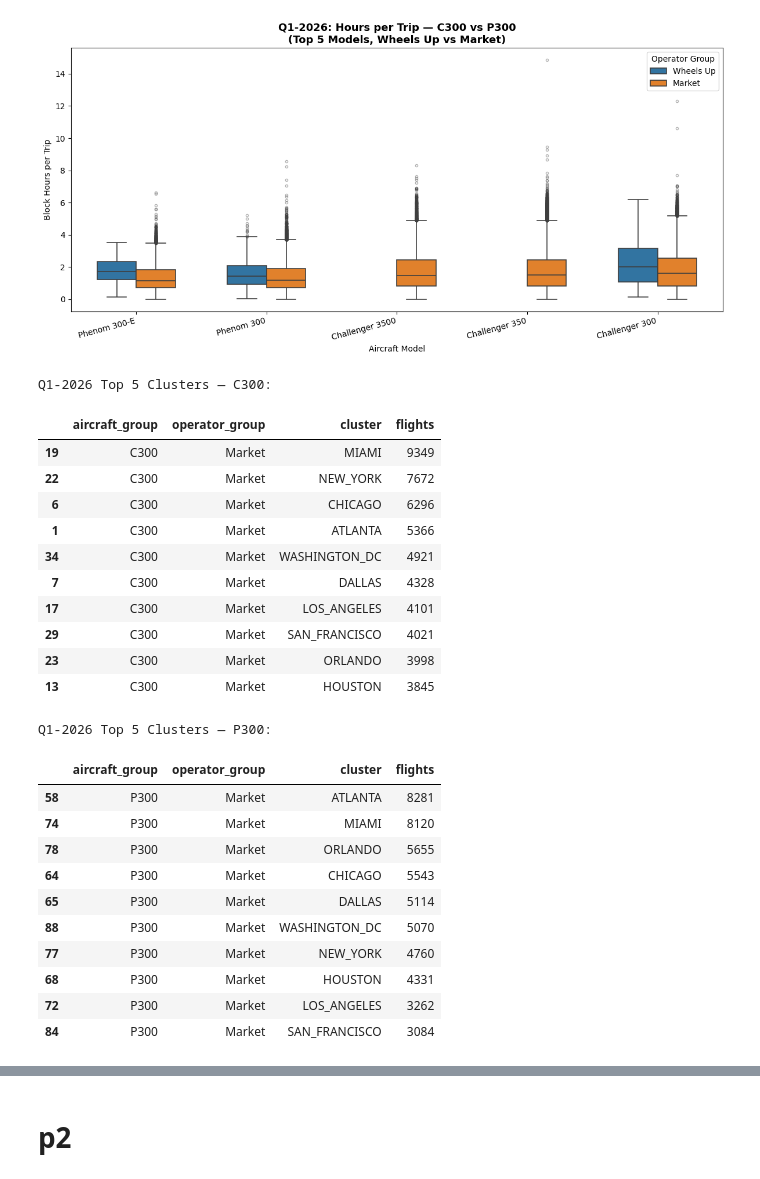
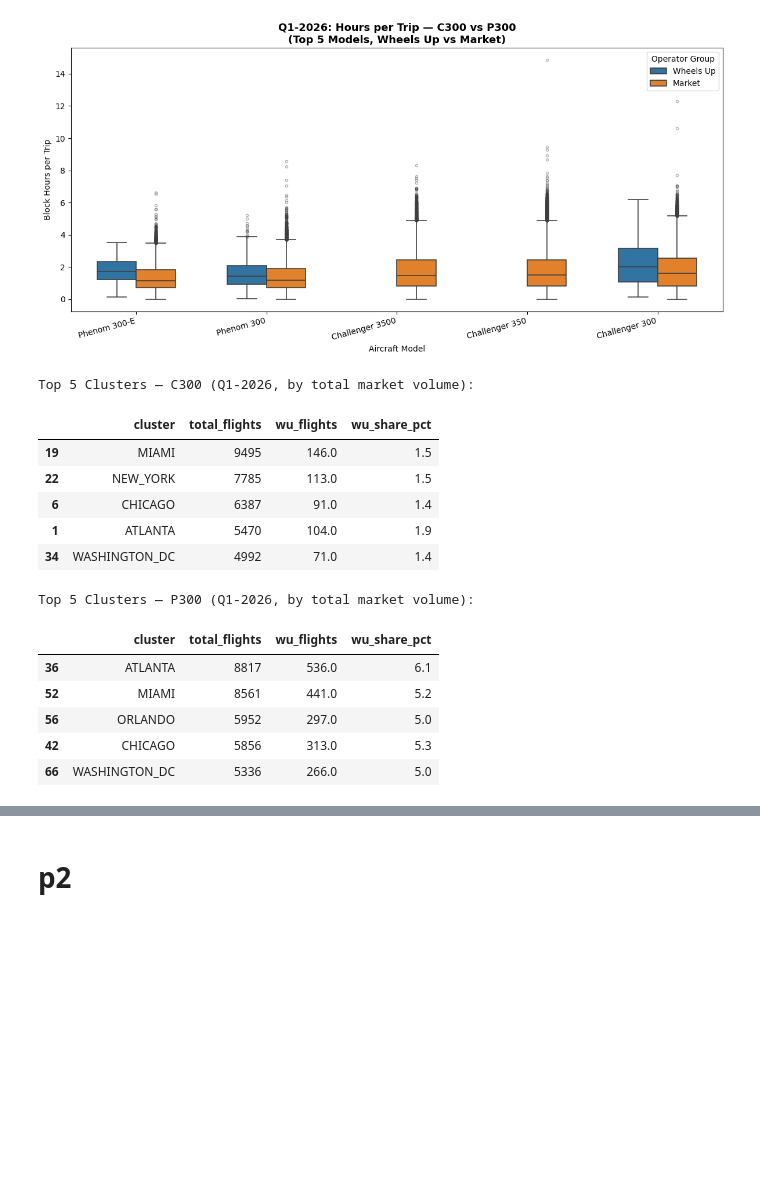
Before and after one commit to tausif-agntworksai/flight-pipeline, a Jupyter notebook: pricing/eda/vedant/WingXAnalysis_va_v3.ipynb, the cells around one changed output, grey strips where cells are left out. Cells and saved outputs as stored; diff of their text form; code cells hidden in the pictures; blank space fills up the shorter version.

```diff
--- a/pricing/eda/vedant/WingXAnalysis_va_v3.ipynb
+++ b/pricing/eda/vedant/WingXAnalysis_va_v3.ipynb
@@ -120,58 +120,50 @@ plt.show()
 # %%
 # Q1-2026 Cluster Analysis — load processed corridor file
 corr_2026 = pd.read_csv('gs://agntworks-data-dev/wheelsup/processed/wingx/wingx_corridor_2026.csv')
 
-#Filter to C300 + P300
+# Filter to C300 + P300 aircraft only
 mask_c300_c = corr_2026['aircraft_model'].str.contains('Challenger 300|Challenger 350|Challenger 3500', na=False)
 mask_p300_c = corr_2026['aircraft_model'].str.contains('Phenom 300', na=False)
 corr_q1 = corr_2026[mask_c300_c | mask_p300_c].copy()
 
 corr_q1['aircraft_group'] = np.where(mask_c300_c[corr_q1.index], 'C300', 'P300')
-corr_q1['operator_group'] = np.where(
-    corr_q1['Operator'].str.contains('Wheels Up', na=False), 'Wheels Up', 'Market'
-)
+corr_q1['is_wu']          = corr_q1['Operator'].str.contains('Wheels Up', na=False)
 
-# Split corridor into from/to cluster, then stack both as endpoints
+# Split corridor → from/to cluster, stack as endpoints
 corr_q1[['from_cluster', 'to_cluster']] = corr_q1['corridor'].str.split('→', expand=True)
+from_side  = corr_q1[['aircraft_group', 'is_wu', 'from_cluster', 'flights']].rename(columns={'from_cluster': 'cluster'})
+to_side    = corr_q1[['aircraft_group', 'is_wu', 'to_cluster',   'flights']].rename(columns={'to_cluster':   'cluster'})
+endpoint_df = pd.concat([from_side, to_side], ignore_index=True)
+endpoint_df['cluster'] = endpoint_df['cluster'].str.replace('_CLUSTER', '', regex=False).str.strip()
 
-from_side  = corr_q1[['aircraft_group', 'operator_group', 'from_cluster', 'flights']].rename(columns={'from_cluster': 'cluster'})
-to_side    = corr_q1[['aircraft_group', 'operator_group', 'to_cluster',   'flights']].rename(columns={'to_cluster':   'cluster'})
-cluster_df = pd.concat([from_side, to_side], ignore_index=True)
+# Total and WU flights per aircraft_group × cluster
+total_by_cluster = endpoint_df.groupby(['aircraft_group', 'cluster'])['flights'].sum().rename('total_flights')
+wu_by_cluster    = endpoint_df[endpoint_df['is_wu']].groupby(['aircraft_group', 'cluster'])['flights'].sum().rename('wu_flights')
 
-cluster_df['cluster'] = cluster_df['cluster'].str.replace('_CLUSTER', '', regex=False).str.strip()
+cluster_share = pd.concat([total_by_cluster, wu_by_cluster], axis=1).fillna(0).reset_index()
+cluster_share['wu_share_pct'] = (cluster_share['wu_flights'] / cluster_share['total_flights'] * 100).round(1)
 
-cluster_agg = (
-    cluster_df.groupby(['aircraft_group', 'operator_group', 'cluster'])['flights']
-    .sum().reset_index().sort_values('flights', ascending=False)
-)
+# Top 5 clusters by total market volume per aircraft group
+top5_c300 = cluster_share[cluster_share['aircraft_group'] == 'C300'].nlargest(5, 'total_flights')
+top5_p300 = cluster_share[cluster_share['aircraft_group'] == 'P300'].nlargest(5, 'total_flights')
 
-print('Q1-2026 Top 5 Clusters — C300:')
-display(cluster_agg[cluster_agg['aircraft_group'] == 'C300'].head(10))
-print('\nQ1-2026 Top 5 Clusters — P300:')
-display(cluster_agg[cluster_agg['aircraft_group'] == 'P300'].head(10))
+print('Top 5 Clusters — C300 (Q1-2026, by total market volume):')
+display(top5_c300[['cluster', 'total_flights', 'wu_flights', 'wu_share_pct']])
+print('\nTop 5 Clusters — P300 (Q1-2026, by total market volume):')
+display(top5_p300[['cluster', 'total_flights', 'wu_flights', 'wu_share_pct']])
 # %% [output]
-Q1-2026 Top 5 Clusters — C300:
+Top 5 Clusters — C300 (Q1-2026, by total market volume):
-|  | aircraft_group | operator_group | cluster | flights |
-| 19 | C300 | Market | MIAMI | 9349 |
-| 22 | C300 | Market | NEW_YORK | 7672 |
-| 6 | C300 | Market | CHICAGO | 6296 |
-| 1 | C300 | Market | ATLANTA | 5366 |
-| 34 | C300 | Market | WASHINGTON_DC | 4921 |
-| 7 | C300 | Market | DALLAS | 4328 |
-| 17 | C300 | Market | LOS_ANGELES | 4101 |
-| 29 | C300 | Market | SAN_FRANCISCO | 4021 |
-| 23 | C300 | Market | ORLANDO | 3998 |
-| 13 | C300 | Market | HOUSTON | 3845 |
+|  | cluster | total_flights | wu_flights | wu_share_pct |
+| 19 | MIAMI | 9495 | 146.0 | 1.5 |
+| 22 | NEW_YORK | 7785 | 113.0 | 1.5 |
+| 6 | CHICAGO | 6387 | 91.0 | 1.4 |
+| 1 | ATLANTA | 5470 | 104.0 | 1.9 |
+| 34 | WASHINGTON_DC | 4992 | 71.0 | 1.4 |
-Q1-2026 Top 5 Clusters — P300:
+Top 5 Clusters — P300 (Q1-2026, by total market volume):
-|  | aircraft_group | operator_group | cluster | flights |
-| 58 | P300 | Market | ATLANTA | 8281 |
-| 74 | P300 | Market | MIAMI | 8120 |
-| 78 | P300 | Market | ORLANDO | 5655 |
-| 64 | P300 | Market | CHICAGO | 5543 |
-| 65 | P300 | Market | DALLAS | 5114 |
-| 88 | P300 | Market | WASHINGTON_DC | 5070 |
-| 77 | P300 | Market | NEW_YORK | 4760 |
-| 68 | P300 | Market | HOUSTON | 4331 |
-| 72 | P300 | Market | LOS_ANGELES | 3262 |
-| 84 | P300 | Market | SAN_FRANCISCO | 3084 |
+|  | cluster | total_flights | wu_flights | wu_share_pct |
+| 36 | ATLANTA | 8817 | 536.0 | 6.1 |
+| 52 | MIAMI | 8561 | 441.0 | 5.2 |
+| 56 | ORLANDO | 5952 | 297.0 | 5.0 |
+| 42 | CHICAGO | 5856 | 313.0 | 5.3 |
+| 66 | WASHINGTON_DC | 5336 | 266.0 | 5.0 |
 # %%
```
Also changed, not shown: parts of 5 cells of this notebook, 1 other file.
